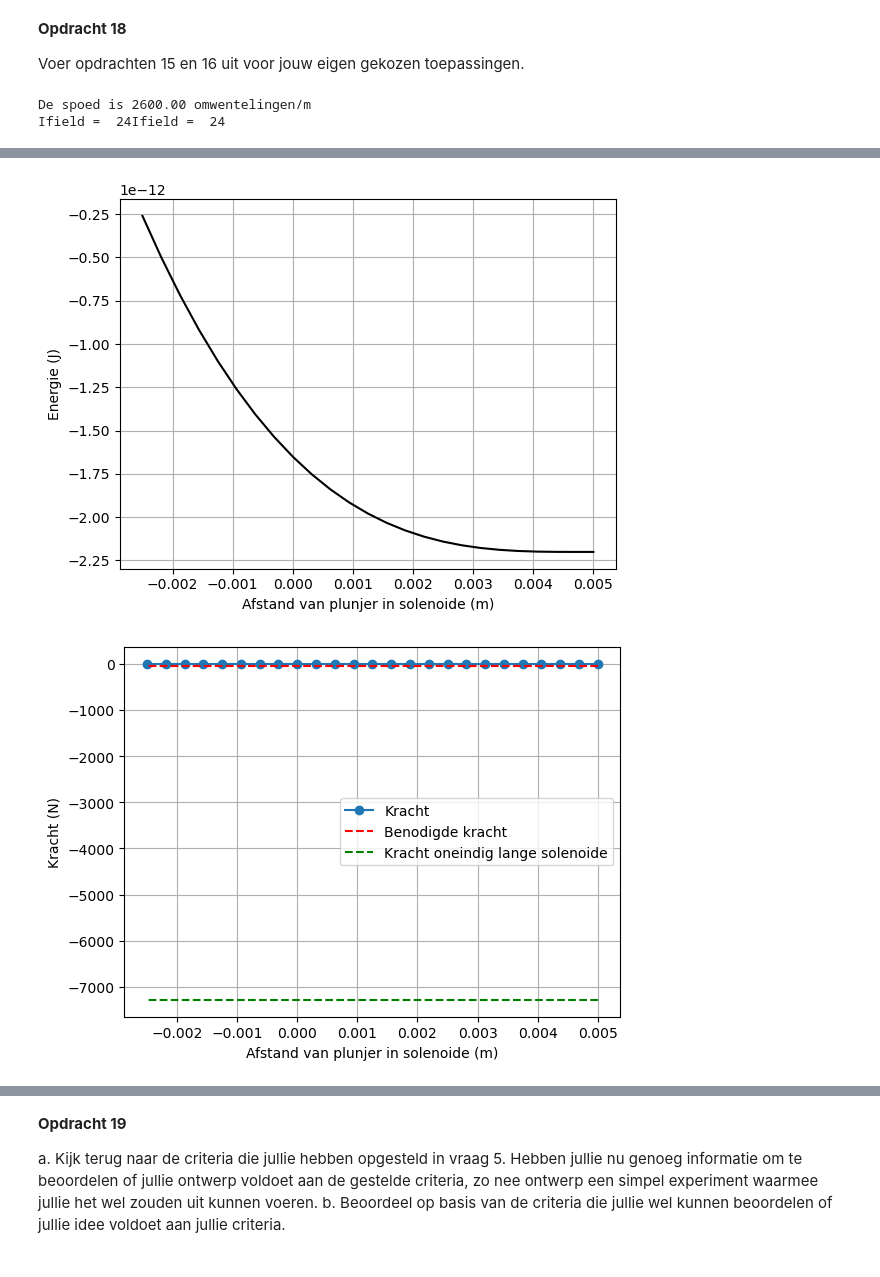
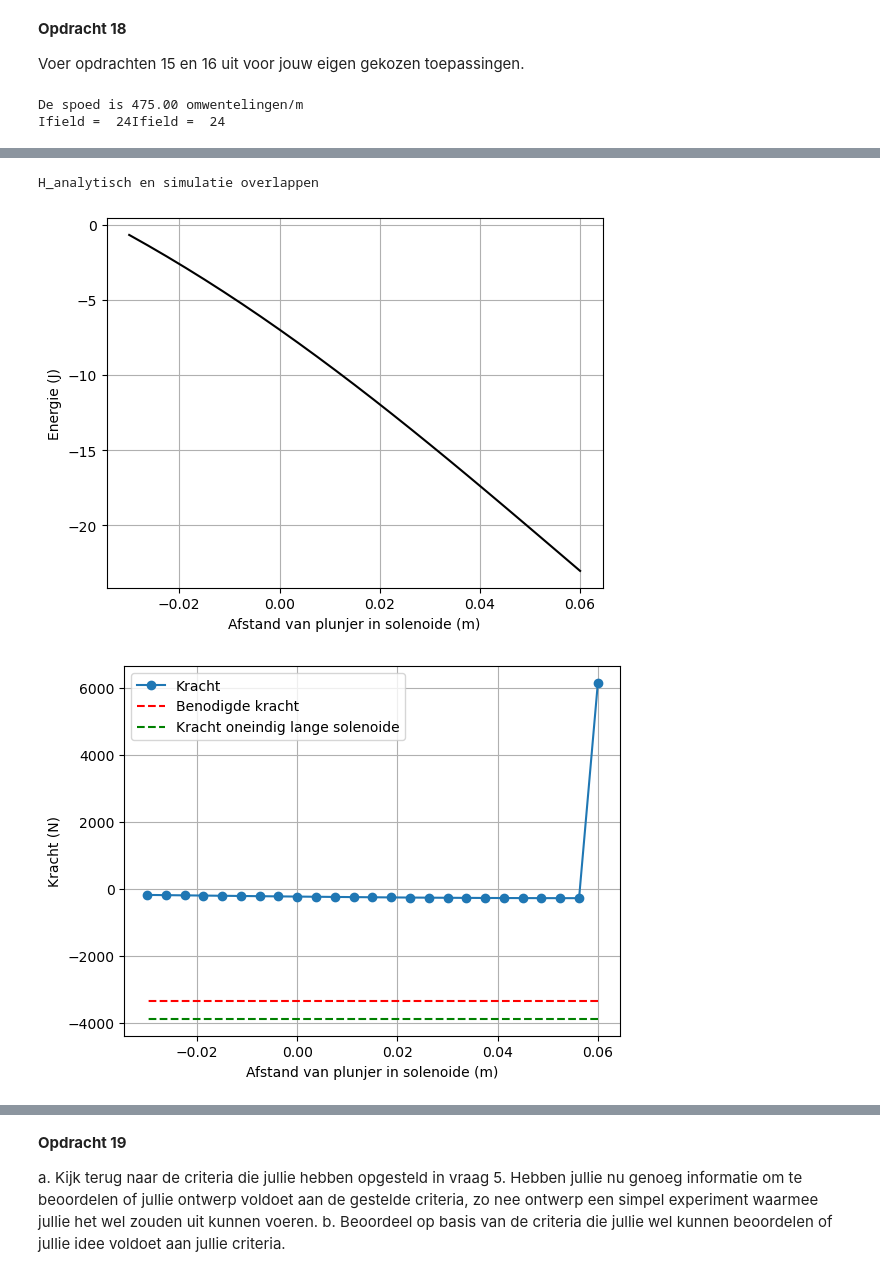
Before and after one commit to ElisabethMijnders/opdrachten-DEF-D-EM, a Jupyter notebook: DigitaleOntwerpopdrachten/2KrachtactuatorOpdracht/2KrachtactuatorOpdracht/KrachtactuatorOpdracht.ipynb, the cells around one changed output, grey strips where cells are left out. Cells and saved outputs as stored; diff of their text form; code cells hidden in the pictures.

```diff
--- a/DigitaleOntwerpopdrachten/2KrachtactuatorOpdracht/2KrachtactuatorOpdracht/KrachtactuatorOpdracht.ipynb
+++ b/DigitaleOntwerpopdrachten/2KrachtactuatorOpdracht/2KrachtactuatorOpdracht/KrachtactuatorOpdracht.ipynb
@@ -129,11 +131,11 @@ def draadlengte(U,A,I,rho):     #m
     return U*A/(I*rho)
 
 #slot:toepassing 1 -- 9V batterij
-rd_slot=0.0001 #draaddikte straal in m
+rd_slot=0.0002 #0.0001 #draaddikte straal in m
 rs_slot=0.209 #straal spoel in m
 F_slot = 3360 #N
-U_slot = 9 #spanning V
-I_slot = 0.500 #stroomsterkte A
+U_slot = 20 #9 #spanning V
+I_slot = 2 #0.500 #stroomsterkte A
 A_slot = np.pi*rd_slot**2 #oppervlakte draad m^2
 rho_slot = 1.68*10**-8 #Ohm*m (soortelijke weerstand koper)
 mur_slot = 50000
@@ -141,11 +143,11 @@ mur_slot = 50000
 Ld_max_slot = draadlengte(U_slot,A_slot,I_slot,rho_slot)
 
 #planten watergeven:toepassing 2 -- 9V batterij
-rd_plant=0.0001 #draaddikte straal in m
+rd_plant=0.0002#0.0001 #draaddikte straal in m
 rs_plant=0.20 #straal spoel in m
 F_plant = 30 #N
-U_plant = 9 #spanning V
-I_plant = 0.500 #stroomsterkte A
+U_plant = 20#9 #spanning V
+I_plant = 2#0.500 #stroomsterkte A
 A_plant = np.pi*rd_plant**2 #oppervlakte draad m^2
 rho_plant = 1.68*10**-8 #Ohm*m (soortelijke weerstand koper)
 mur_plant = 50000
@@ -164,7 +166,7 @@ mur_deur = 50000
 
 Ld_max_deur = draadlengte(U_deur,A_deur,I_deur,rho_deur)
 
-print(f'de maximale draadlengte voor toepassing 1 is {Ld_max_deur:.2f} m')
+print(f'de maximale draadlengte voor toepassing 1 is {Ld_max_slot:.2f} m')
 print(f'de maximale draadlengte voor toepassing 2 is {Ld_max_plant:.2f} m')
-print(f'de maximale draadlengte voor toepassing 3 is {Ld_max_slot:.2f} m')
+print(f'de maximale draadlengte voor toepassing 3 is {Ld_max_deur:.2f} m')
 # %% [output]
@@ -637,12 +622,12 @@ Voer opdrachten 15 en 16 uit voor jouw eigen gekozen toepassingen.
 # %%
 #Toepassing 1: slot
 #opdracht 15
-l_draad = 33.66 # Lengte draad
+l_draad = 74.80 #33.66 # Lengte draad
 r_sol_1 = 0.209 # Straal solenoide
-L_sol_1 = 0.01 # Lengte solenoide
+L_sol_1 = 0.12 #0.01 # Lengte solenoide
 aantal_omwentelingen_1 = l_draad/(2*np.pi*r_sol_1)# Aantal wikkeling
 aantal_omwentelingen_1 = round(aantal_omwentelingen_1)
-N=10000 #aantal punten
+N=1000 #aantal punten
 x,y,z=parametrisatie(N,r_sol_1,aantal_omwentelingen_1,L_sol_1)
 
 #spoed berekenen aantal omwentelingen per meter
@@ -663,7 +648,7 @@ for i_field in range(n_ax):
     r_source[:,1] = y
     r_source[:,2] = z
     #dl is een stukje van de lengte van de spoel
-    dl_1 = np.diff(r_source, axis=0)
+    dl = np.diff(r_source, axis=0)
     #door np.diff wordt dl 1 waarde korter dus dit moet ook voor r_source
     r_source = r_source[:-1]
     Hsimulated=np.array([0,0,0], dtype='float64')
@@ -683,14 +668,15 @@ H_veld_analytisch=(aantal_omwentelingen_1*I_slot/L_sol_1/2)*((L_sol_1/2-z_ax)/np
 
 plt.figure(figsize=[13,4])
 plt.subplot(131)
-plt.title('z-component van B-veld')
+plt.title('z-component van H-veld')
 plt.plot(z_ax, H_veld_ideaal, '-r', label='ideaal')
 plt.plot(z_ax, H_veld_analytisch, '-g', label='analytisch')
 plt.plot(z_ax, H_ax, '-k', label='simulatie')
 plt.legend()
 plt.xlabel('Afstand langs de as van de solenoide (m)')
-plt.ylabel('B-veld (Tesla)')
+plt.ylabel('H-veld (A/m)')
 plt.show()
+print("H_analytisch en simulatie overlappen")
 
 #opdracht 16
 # integrate the field up to point z_p
@@ -705,11 +691,10 @@ force_numerical=np.diff(Wz, n=1, append=[0])/(z_ax[1] - z_ax[0]) # Kracht uitrek
 
 # Plotting the results
 plt.plot(L_sol_1/2 - z_ax, np.flipud(force_numerical), '-o', label='Kracht')
-plt.plot(L_sol_1/2 - z_ax, (-5*9.8)*np.ones(n_ax), '--r', label='Benodigde kracht')
+plt.plot(L_sol_1/2 - z_ax, (-F_slot)*np.ones(n_ax), '--r', label='Benodigde kracht')
 plt.plot(L_sol_1/2 - z_ax, force_analytical*np.ones(n_ax), '--g', label='Kracht oneindig lange solenoide')
 plt.xlabel('Afstand van plunjer in solenoide (m)'), plt.ylabel('Kracht (N)'), plt.grid(), plt.legend()
-#plt.ylim([-200, 0])
 plt.show()
 # %% [output]
-De spoed is 2600.00 omwentelingen/m
+De spoed is 475.00 omwentelingen/m
 Ifield =  24Ifield =  24
@@ -717,2 +702,3 @@ Ifield =  24Ifield =  24
+H_analytisch en simulatie overlappen
-[figure, old version]
+[figure, new version]
-[figure, old version]
+[figure, new version]
```
Also changed, not shown: parts of 11 cells of this notebook.
